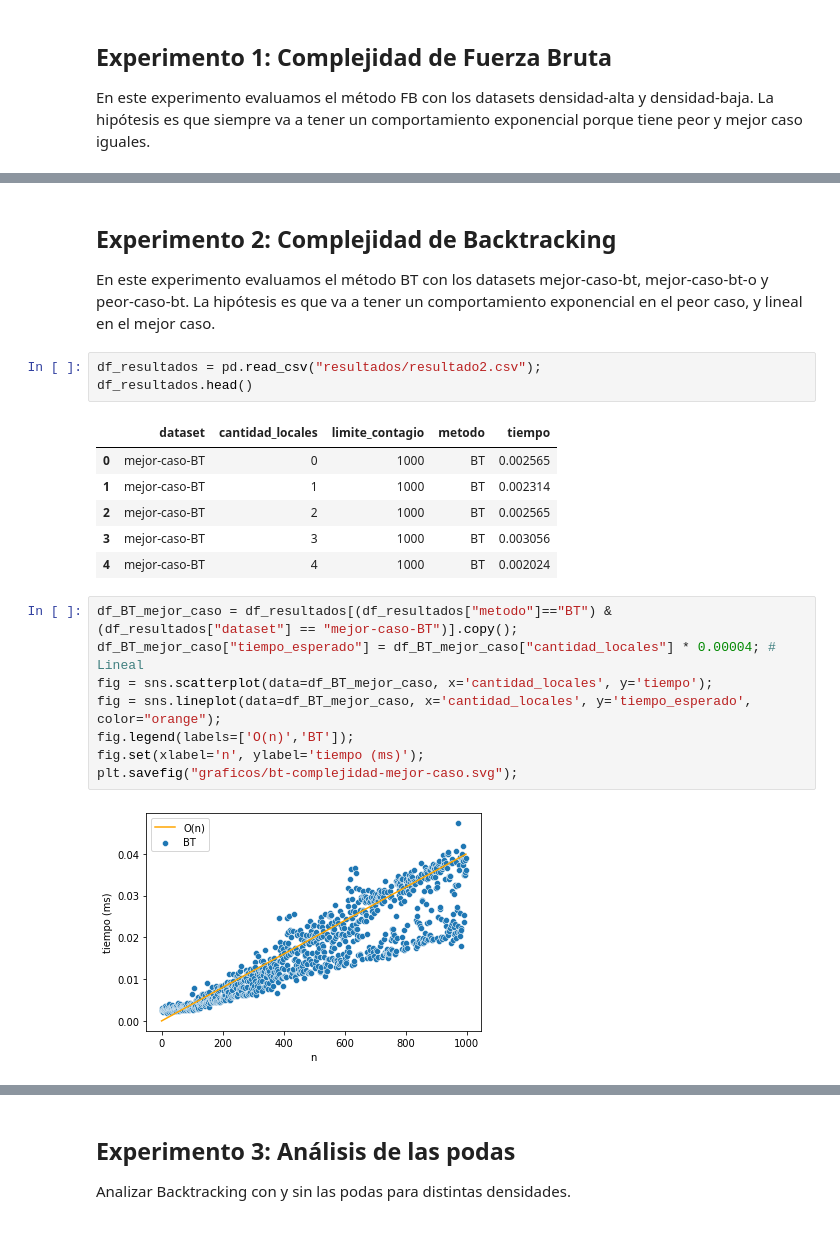
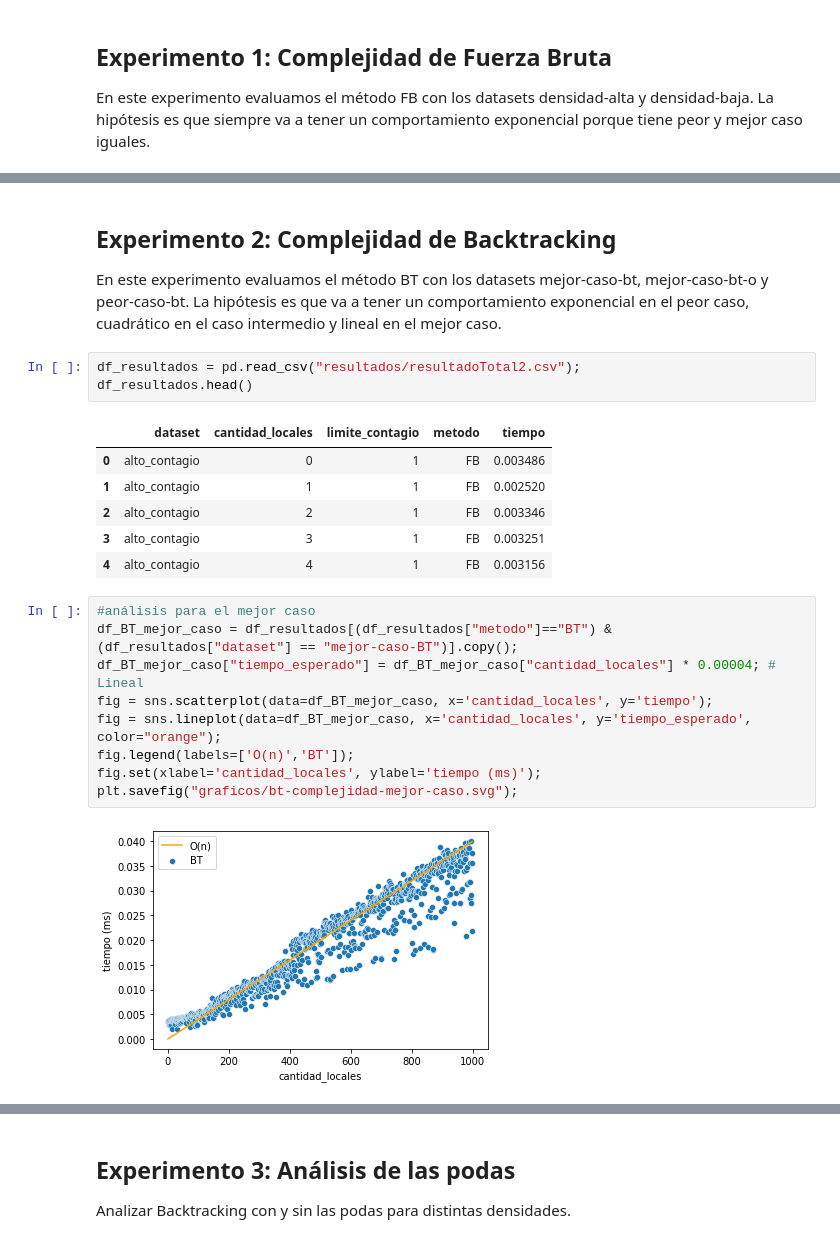
Before and after one commit to kugelblitz1235/Tecnicas-algoritmicas-algo3, a Jupyter notebook: python/analisis.ipynb, the cells around one changed output, grey strips where cells are left out. Drawn from its saved outputs; the diff is of its cells as text.

```diff
--- a/python/analisis.ipynb
+++ b/python/analisis.ipynb
@@ -76,26 +98,27 @@ print("Índice de correlación de Pearson:", correlacion_pearson(df_complejidad_
 # %% [markdown]
 ## Experimento 2: Complejidad de Backtracking
-En este experimento evaluamos el método BT con los datasets mejor-caso-bt, mejor-caso-bt-o y peor-caso-bt. La hipótesis es que va a tener un comportamiento exponencial en el peor caso,  y lineal en el mejor caso.
+En este experimento evaluamos el método BT con los datasets mejor-caso-bt, mejor-caso-bt-o y peor-caso-bt. La hipótesis es que va a tener un comportamiento exponencial en el peor caso, cuadrático en el caso intermedio y lineal en el mejor caso.
 # %%
-df_resultados = pd.read_csv("resultados/resultado2.csv");
+df_resultados = pd.read_csv("resultados/resultadoTotal2.csv");
 df_resultados.head()
 # %% [output]
 |  | dataset | cantidad_locales | limite_contagio | metodo | tiempo |
-| 0 | mejor-caso-BT | 0 | 1000 | BT | 0.002565 |
-| 1 | mejor-caso-BT | 1 | 1000 | BT | 0.002314 |
-| 2 | mejor-caso-BT | 2 | 1000 | BT | 0.002565 |
-| 3 | mejor-caso-BT | 3 | 1000 | BT | 0.003056 |
-| 4 | mejor-caso-BT | 4 | 1000 | BT | 0.002024 |
+| 0 | alto_contagio | 0 | 1 | FB | 0.003486 |
+| 1 | alto_contagio | 1 | 1 | FB | 0.002520 |
+| 2 | alto_contagio | 2 | 1 | FB | 0.003346 |
+| 3 | alto_contagio | 3 | 1 | FB | 0.003251 |
+| 4 | alto_contagio | 4 | 1 | FB | 0.003156 |
 # %%
+#análisis para el mejor caso
 df_BT_mejor_caso = df_resultados[(df_resultados["metodo"]=="BT") & (df_resultados["dataset"] == "mejor-caso-BT")].copy();
 df_BT_mejor_caso["tiempo_esperado"] = df_BT_mejor_caso["cantidad_locales"] * 0.00004; # Lineal
 fig = sns.scatterplot(data=df_BT_mejor_caso, x='cantidad_locales', y='tiempo');
 fig = sns.lineplot(data=df_BT_mejor_caso, x='cantidad_locales', y='tiempo_esperado', color="orange");
 fig.legend(labels=['O(n)','BT']);
-fig.set(xlabel='n', ylabel='tiempo (ms)');
+fig.set(xlabel='cantidad_locales', ylabel='tiempo (ms)');
 plt.savefig("graficos/bt-complejidad-mejor-caso.svg");
 # %% [output]
-[figure, old version]
+[figure, new version]
 # %%
 # Graficamos los tiempos de ejecución de la serie de instancias X1, ..., Xn vs la complejidad esperada.
 df_BT_mejor_caso = df_resultados[(df_resultados["metodo"]=="BT") & (df_resultados["dataset"] == "mejor-caso-BT")].copy();
```
Also changed, not shown: parts of 26 cells of this notebook, 23 other files.
